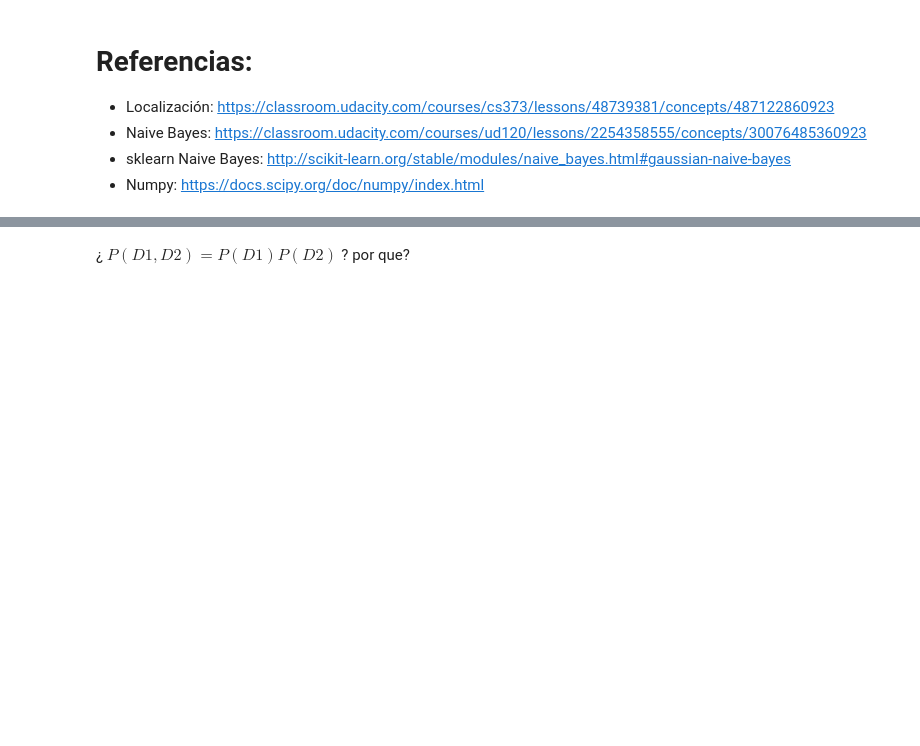
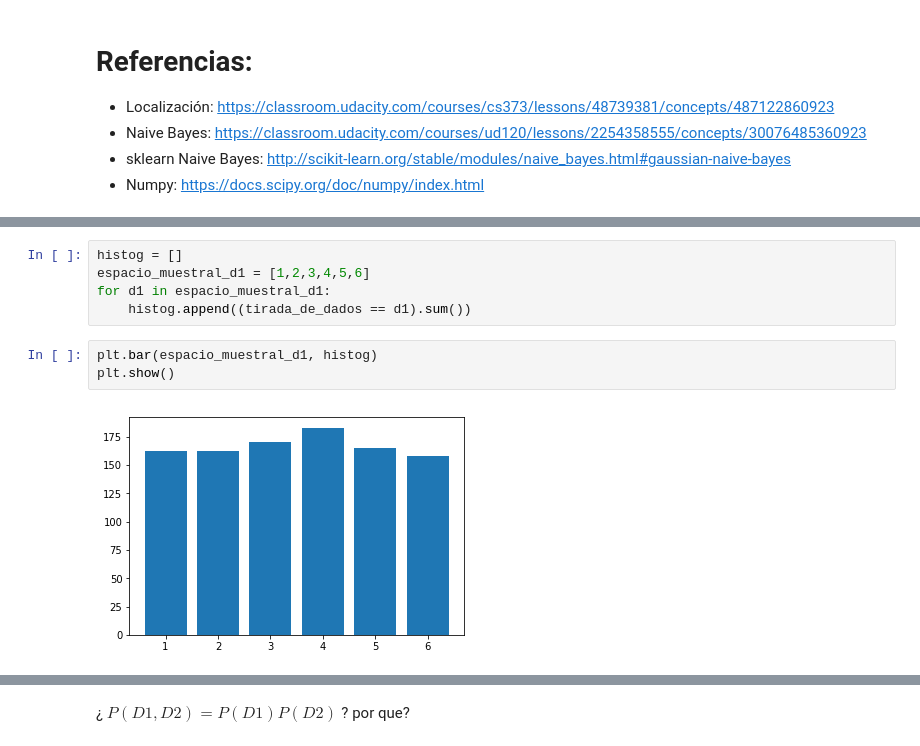
Before and after one commit to lab-ml-itba/Intro-Probabilidad, a Jupyter notebook: 1-Intro_Probabilidad.ipynb, the cells around one changed output, grey strips where cells are left out. Cells and saved outputs as stored; diff of their text form; blank space fills up the shorter version.

```diff
--- a/1-Intro_Probabilidad.ipynb
+++ b/1-Intro_Probabilidad.ipynb
@@ -41,0 +121,10 @@ conda env export > mllab.yml
+# %%
+histog = []
+espacio_muestral_d1 = [1,2,3,4,5,6]
+for d1 in espacio_muestral_d1:
+    histog.append((tirada_de_dados == d1).sum())
+# %%
+plt.bar(espacio_muestral_d1, histog)
+plt.show()
+# %% [output]
+[figure, added]
```
Also changed, not shown: parts of 56 cells of this notebook, 6 other files.
